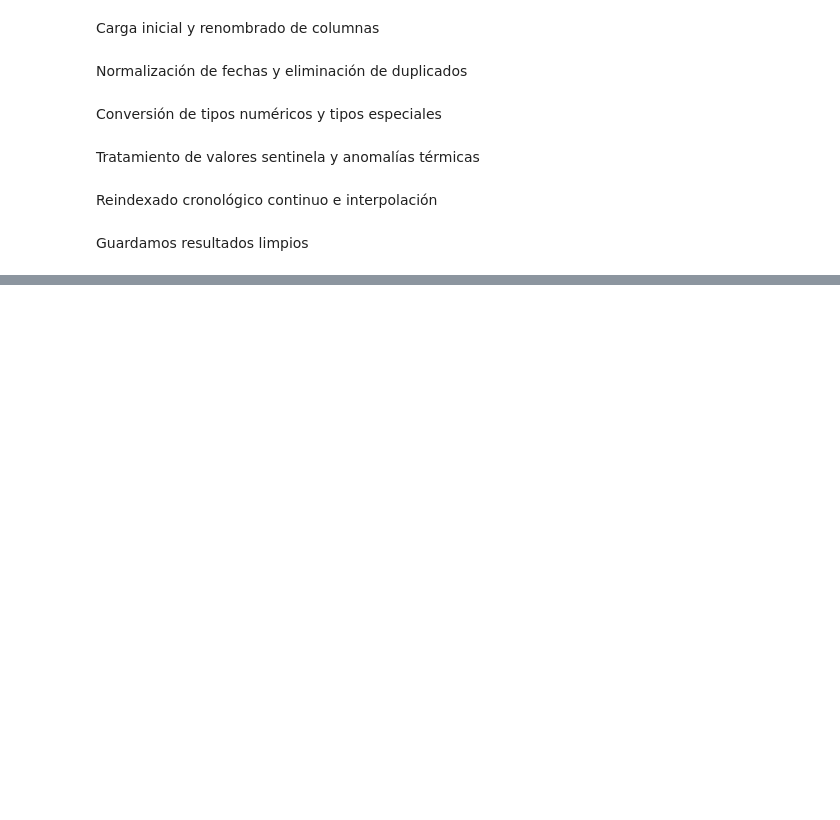
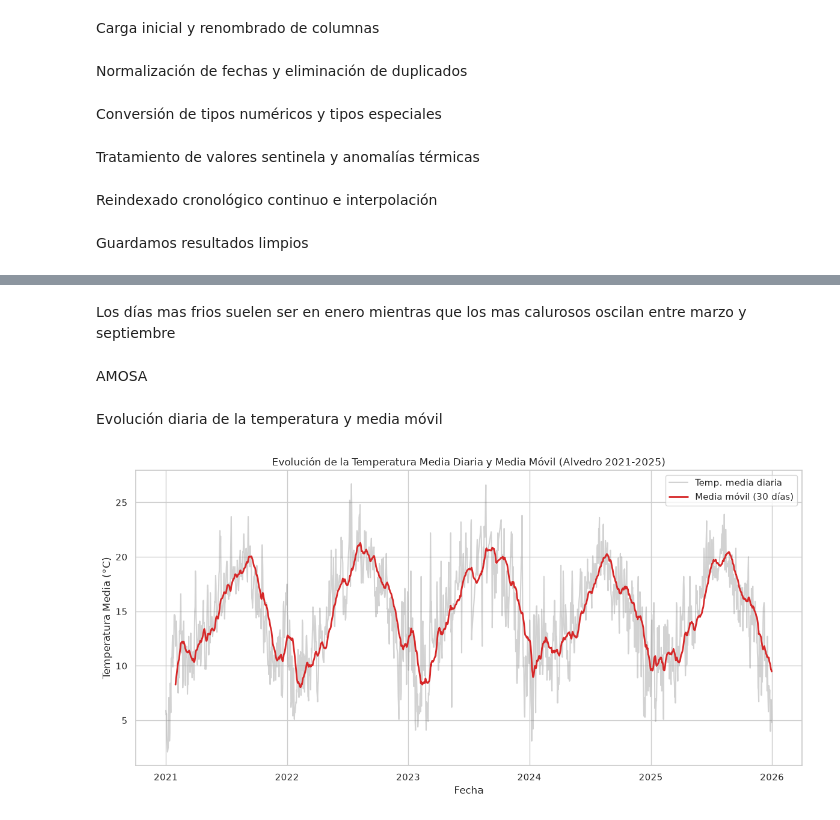
Before and after one commit to VA3N/que-tempo-fixo, a Jupyter notebook: notebooks/01_pipeline_meteo.ipynb, the cells around one changed output, grey strips where cells are left out. Drawn from its saved outputs; the diff is of its cells as text; code cells hidden in the pictures; blank space fills up the shorter version.

```diff
--- a/notebooks/01_pipeline_meteo.ipynb
+++ b/notebooks/01_pipeline_meteo.ipynb
@@ -275,0 +230,4 @@ Tiempo con Operación Vectorizada (5x):
+# %% [markdown]
+Los días mas frios suelen ser en enero mientras que los mas calurosos oscilan entre marzo y septiembre
+# %% [markdown]
+AMOSA
@@ -275,0 +244,15 @@ Tiempo con Operación Vectorizada (5x):
+# %% [markdown]
+Evolución diaria de la temperatura y media móvil
+# %%
+plt.figure(figsize=(12, 6))
+plt.plot(df_clean['data'], df_clean['temp_media'], color='gray', alpha=0.35, label='Temp. media diaria')
+plt.plot(df_clean['data'], df_clean['temp_media'].rolling(30).mean(), color='tab:red', linewidth=2, label='Media móvil (30 días)')
+plt.title("Evolución de la Temperatura Media Diaria y Media Móvil (Alvedro 2021-2025)")
+plt.xlabel("Fecha")
+plt.ylabel("Temperatura Media (°C)")
+plt.legend(loc="upper right")
+plt.tight_layout()
+plt.savefig(OUT_DIR / "temp_media_movil.png", dpi=300)
+plt.show()
+# %% [output]
+[figure, added]
```
Also changed, not shown: parts of 47 cells of this notebook, 2 other files.
